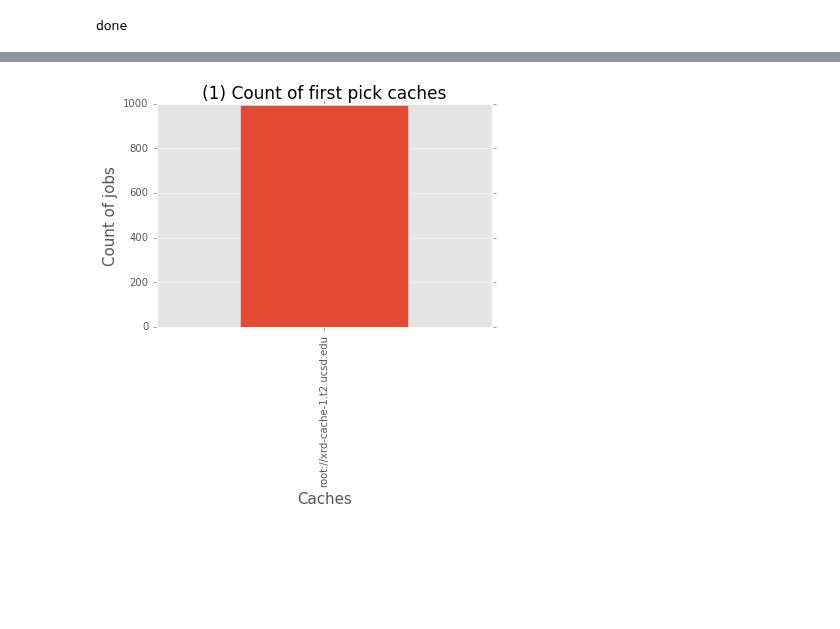
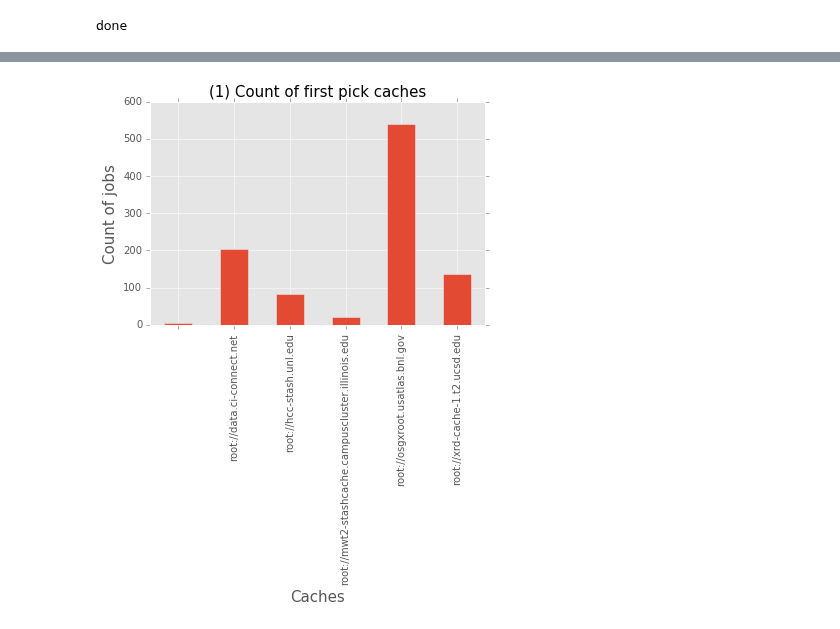
Before and after one commit to ATLAS-Analytics/AnalyticsNotebooks, a Jupyter notebook: Tony/Ilija plot.ipynb, the cells around one changed output, grey strips where cells are left out. Saved outputs shown, nothing was run; the diff lists cells and outputs as text; code cells hidden in the pictures; blank space fills up the shorter version.

```diff
--- a/Tony/Ilija plot.ipynb
+++ b/Tony/Ilija plot.ipynb
@@ -12,7 +12,7 @@ import datetime
 plt.style.use('ggplot')
 # %%
 ind="stashcp-2016.7"
-#new data
+#undirected
 myquery1={
   "query": {
     "filtered": {
@@ -36,8 +36,8 @@ myquery1={
             {
               "range": {
                 "timestamp": {
-                  "gte": 1468388134017,
-                  "lte": 1468413264215,
+                  "gte": 1468557751195,
+                  "lte": 1468561315113,
                   "format": "epoch_millis"
                 }
               }
@@ -350,9 +350,9 @@ plt.show()
 # %%
 caches=df.groupby(['cache'])['cache'].count()
 caches.plot.bar()
-plt.title('(1) Count of first pick caches', fontsize=17)
+plt.title('(1) Count of first pick caches', fontsize=15)
 plt.xlabel('Caches', fontsize=15)
 plt.ylabel('Count of jobs',fontsize=15)
 plt.show()
 # %% [output]
-[figure, old version]
+[figure, new version]
```
Also changed, not shown: parts of 6 cells of this notebook, 11 other files.
